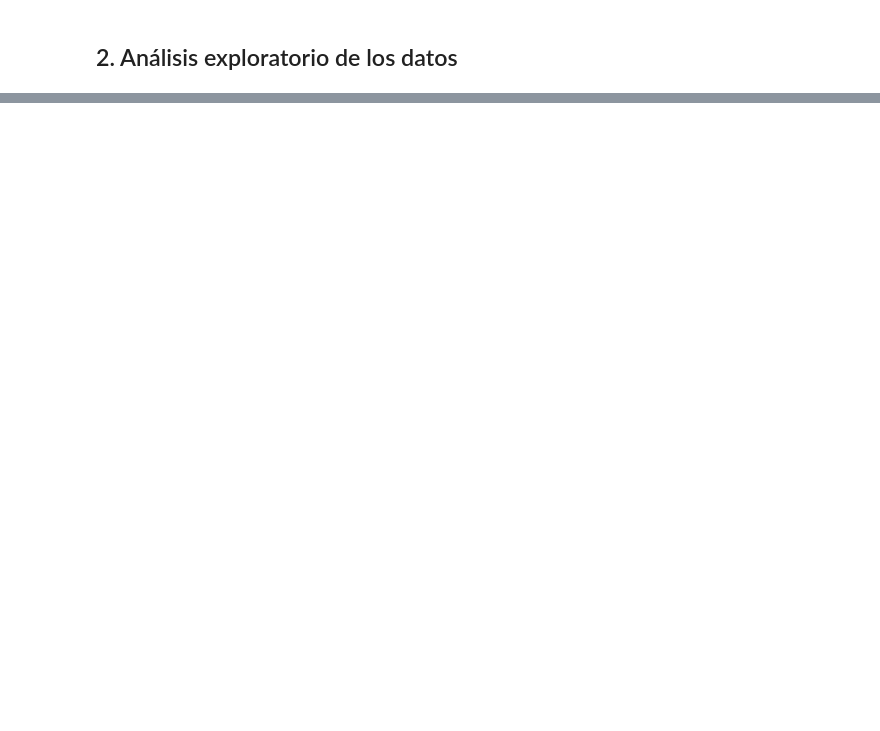
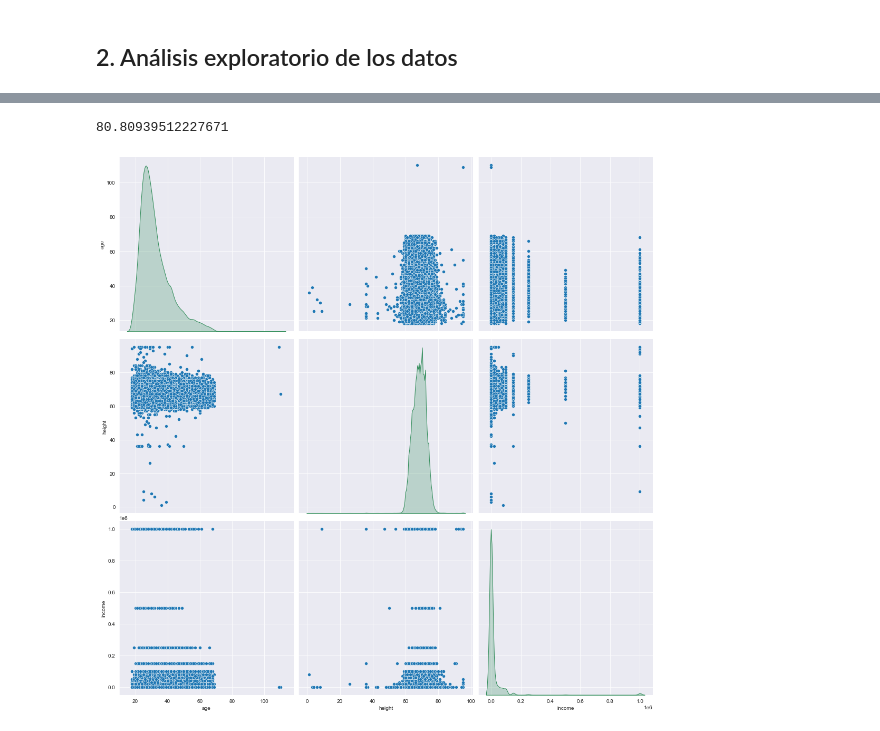
Before and after one commit to dietrujillo/ml_lab, a Jupyter notebook: lab3/notebooks/lab3.ipynb, the cells around one changed output, grey strips where cells are left out. Drawn from its saved outputs; the diff is of its cells as text; code cells hidden in the pictures; blank space fills up the shorter version.

```diff
--- a/lab3/notebooks/lab3.ipynb
+++ b/lab3/notebooks/lab3.ipynb
@@ -35,3 +38,5 @@ IFrame(os.path.join(INFO_PATH, "lab3.pdf"), width=1080, height=920)
 [interactive output not drawn]
 # %% [markdown]
 ## 2. Análisis exploratorio de los datos
+# %%
+dataset = pd.read_csv(os.path.join(DATA_PATH, "okcupid_profiles.csv"))
@@ -37,0 +81,2 @@ IFrame(os.path.join(INFO_PATH, "lab3.pdf"), width=1080, height=920)
+# %%
+numerical_vars = ["age", "height", "income"]
@@ -37,0 +127,11 @@ IFrame(os.path.join(INFO_PATH, "lab3.pdf"), width=1080, height=920)
+# %%
+(len(dataset[dataset["income"] < 0]) / len(dataset)) * 100
+# %% [output]
+80.80939512227671
+# %%
+sns.set_style("darkgrid")
+sns.pairplot(dataset, vars=numerical_vars, diag_kind="kde",
+             diag_kws={"color": "seagreen"}, height=5)
+plt.show()
+# %% [output]
+[figure, added]
```
Also changed, not shown: parts of 18 cells of this notebook.
